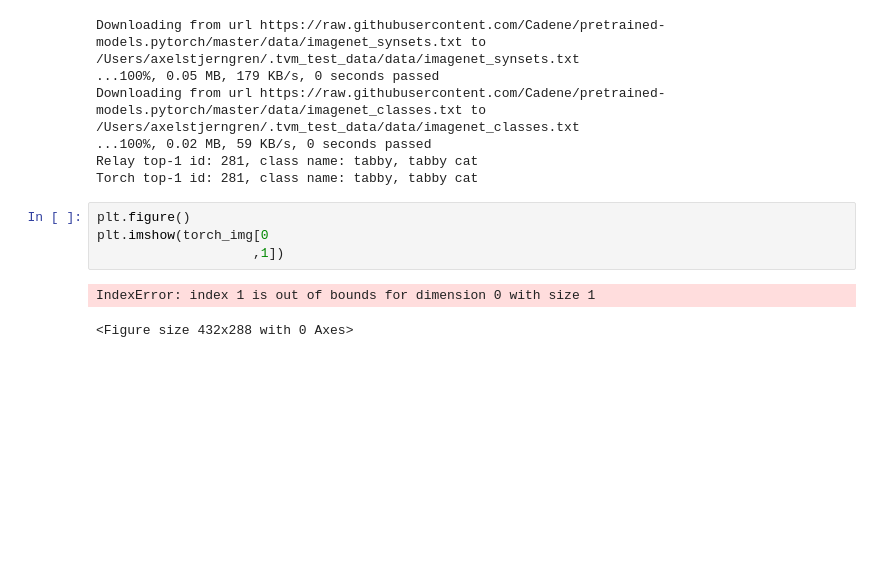
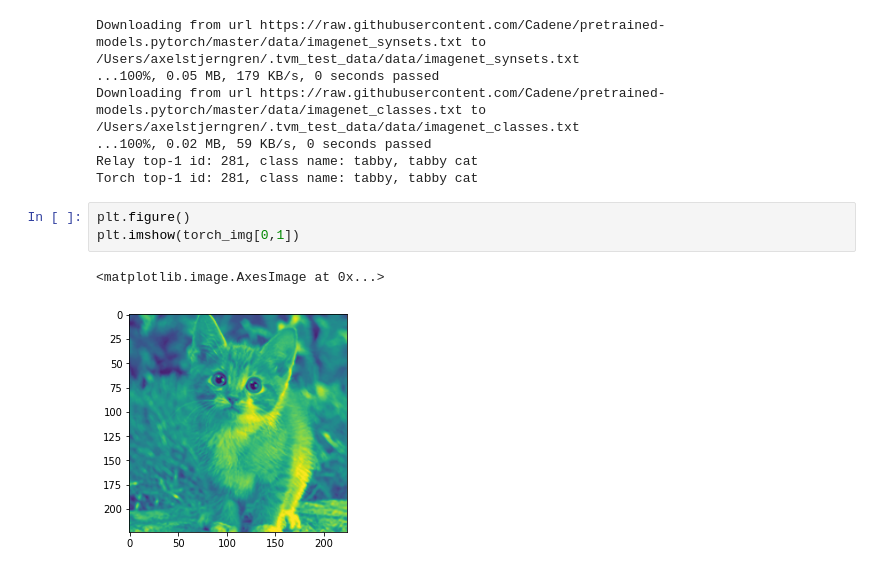
Before and after one commit to stjerngren/bifrost, a Jupyter notebook: tutorial_notebooks/PyTORCH.ipynb, the cells around one changed output. Drawn from its saved outputs; the diff is of its cells as text; blank space fills up the shorter version.

```diff
--- a/tutorial_notebooks/PyTORCH.ipynb
+++ b/tutorial_notebooks/PyTORCH.ipynb
@@ -153,8 +153,7 @@ Relay top-1 id: 281, class name: tabby, tabby cat
 Torch top-1 id: 281, class name: tabby, tabby cat
 # %%
 plt.figure()
-plt.imshow(torch_img[0
-                    ,1])
+plt.imshow(torch_img[0,1])
 # %% [output]
-IndexError: index 1 is out of bounds for dimension 0 with size 1
+<matplotlib.image.AxesImage at 0x...>
-<Figure size 432x288 with 0 Axes>
+[figure, added]
```
Also changed, not shown: 1 other file.
